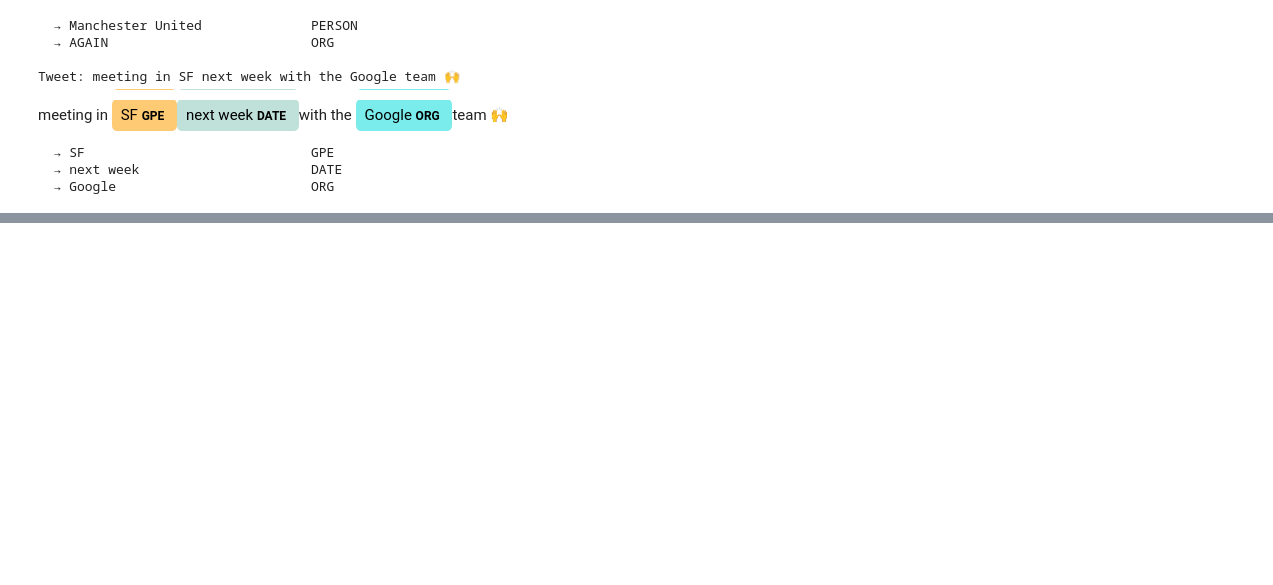
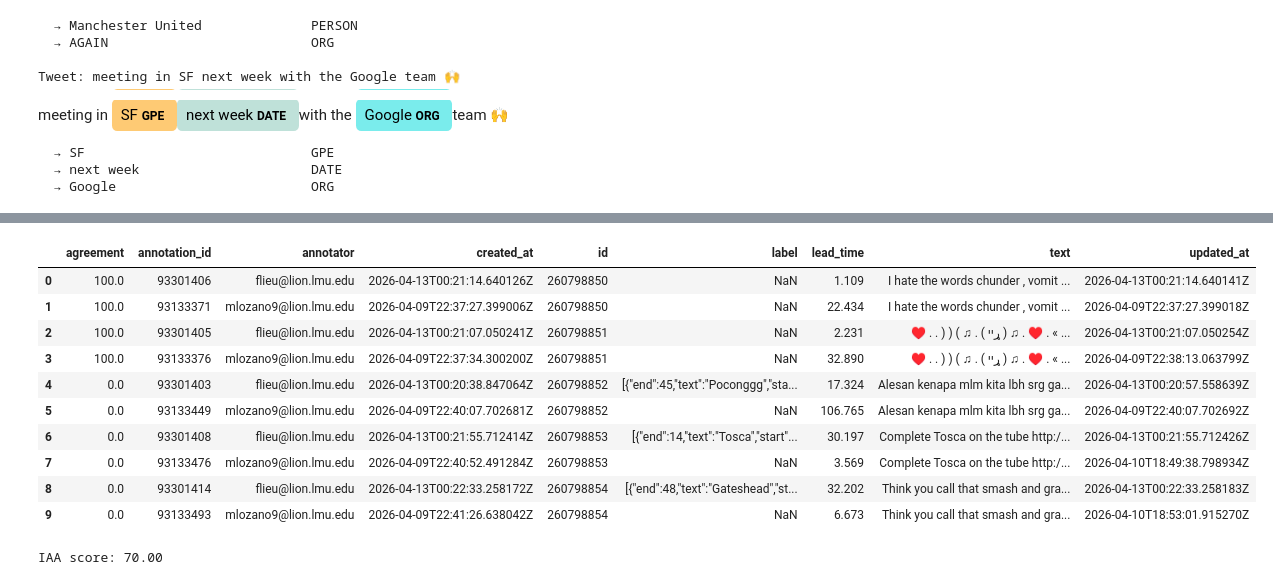
Before and after one commit to marcelalozano27-ship-it/Assignment4_Fong_Marcela, a Jupyter notebook: Assignment_4.ipynb, the cells around one changed output, grey strips where cells are left out. Cells and saved outputs as stored; diff of their text form; code cells hidden in the pictures; blank space fills up the shorter version.

```diff
--- a/Assignment_4.ipynb
+++ b/Assignment_4.ipynb
@@ -1190,0 +660,24 @@ Happy New Year EVENT world !
+# %%
+import pandas as pd
+url = "https://raw.githubusercontent.com/marcelalozano27-ship-it/Assignment4_Fong_Marcela/refs/heads/main/tenlabels.csv"
+df = pd.read_csv(url)
+
+df.head(10)
+# %% [output]
+|  | agreement | annotation_id | annotator | created_at | id | label | lead_time | text | updated_at |
+| 0 | 100.0 | 93301406 | flieu@lion.lmu.edu | 2026-04-13T00:21:14.640126Z | 260798850 | NaN | 1.109 | I hate the words chunder , vomit ... | 2026-04-13T00:21:14.640141Z |
+| 1 | 100.0 | 93133371 | mlozano9@lion.lmu.edu | 2026-04-09T22:37:27.399006Z | 260798850 | NaN | 22.434 | I hate the words chunder , vomit ... | 2026-04-09T22:37:27.399018Z |
+| 2 | 100.0 | 93301405 | flieu@lion.lmu.edu | 2026-04-13T00:21:07.050241Z | 260798851 | NaN | 2.231 | ♥ . . ) ) ( ♫ . ( ړײ ) ♫ . ♥ . « ... | 2026-04-13T00:21:07.050254Z |
+| 3 | 100.0 | 93133376 | mlozano9@lion.lmu.edu | 2026-04-09T22:37:34.300200Z | 260798851 | NaN | 32.890 | ♥ . . ) ) ( ♫ . ( ړײ ) ♫ . ♥ . « ... | 2026-04-09T22:38:13.063799Z |
+| 4 | 0.0 | 93301403 | flieu@lion.lmu.edu | 2026-04-13T00:20:38.847064Z | 260798852 | [{"end":45,"text":"Poconggg","sta... | 17.324 | Alesan kenapa mlm kita lbh srg ga... | 2026-04-13T00:20:57.558639Z |
+| 5 | 0.0 | 93133449 | mlozano9@lion.lmu.edu | 2026-04-09T22:40:07.702681Z | 260798852 | NaN | 106.765 | Alesan kenapa mlm kita lbh srg ga... | 2026-04-09T22:40:07.702692Z |
+| 6 | 0.0 | 93301408 | flieu@lion.lmu.edu | 2026-04-13T00:21:55.712414Z | 260798853 | [{"end":14,"text":"Tosca","start"... | 30.197 | Complete Tosca on the tube http:/... | 2026-04-13T00:21:55.712426Z |
+| 7 | 0.0 | 93133476 | mlozano9@lion.lmu.edu | 2026-04-09T22:40:52.491284Z | 260798853 | NaN | 3.569 | Complete Tosca on the tube http:/... | 2026-04-10T18:49:38.798934Z |
+| 8 | 0.0 | 93301414 | flieu@lion.lmu.edu | 2026-04-13T00:22:33.258172Z | 260798854 | [{"end":48,"text":"Gateshead","st... | 32.202 | Think you call that smash and gra... | 2026-04-13T00:22:33.258183Z |
+| 9 | 0.0 | 93133493 | mlozano9@lion.lmu.edu | 2026-04-09T22:41:26.638042Z | 260798854 | NaN | 6.673 | Think you call that smash and gra... | 2026-04-10T18:53:01.915270Z |
+# %%
+iaa_score = df.groupby("annotation_id")["agreement"].first().mean()
+
+print(f"IAA score: {iaa_score:.2f}")
+# %% [output]
+IAA score: 70.00
```
Also changed, not shown: parts of 53 cells of this notebook.
